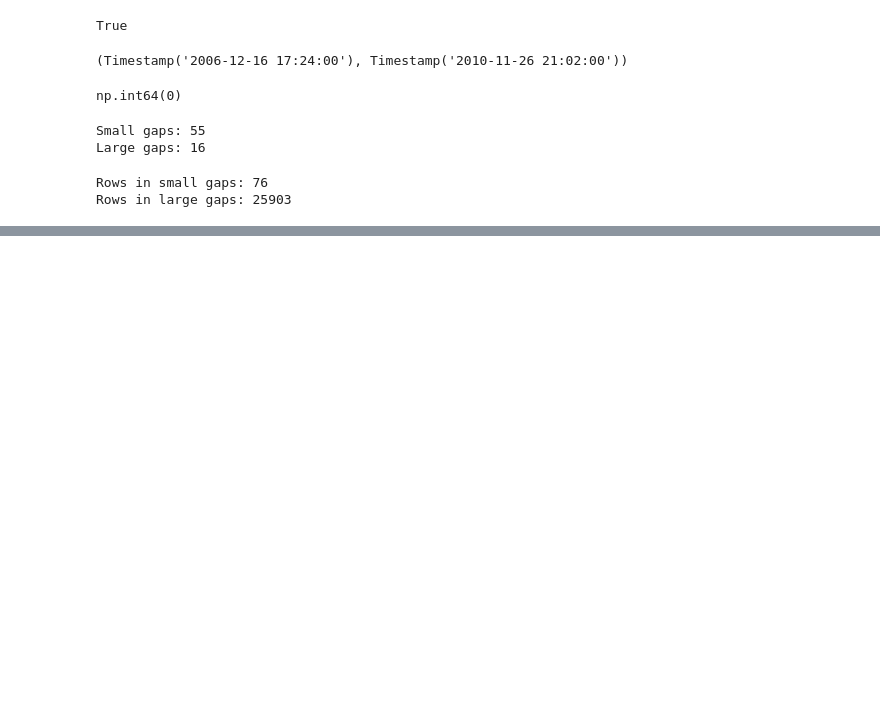
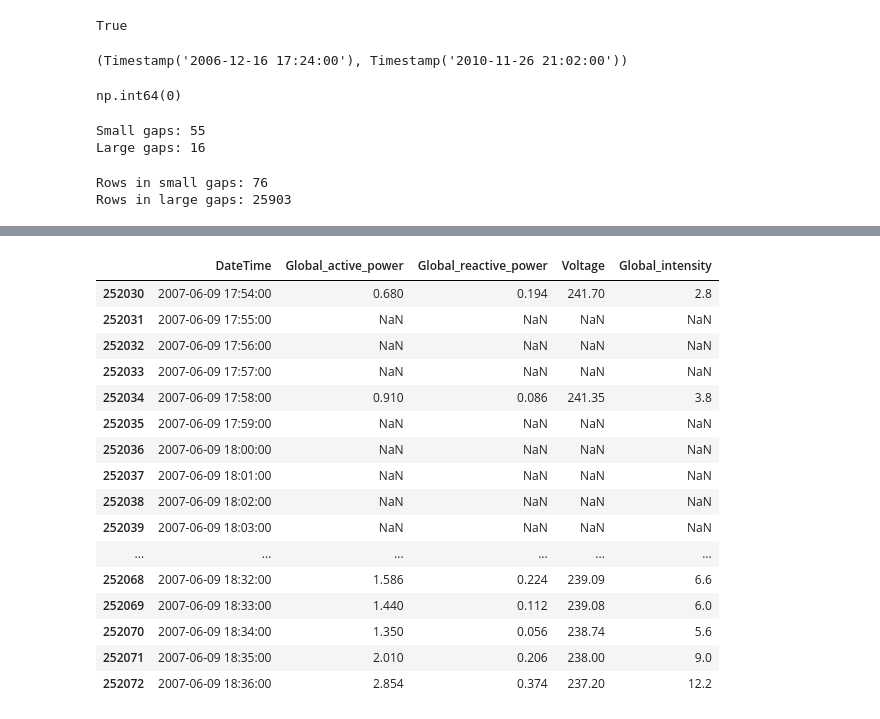
Before and after one commit to bhavyarattan21/smart-energy-forecasting, a Jupyter notebook: notebooks/01_data_understanding.ipynb, the cells around one changed output, grey strips where cells are left out. Cells and saved outputs as stored; diff of their text form; code cells hidden in the pictures; blank space fills up the shorter version.

```diff
--- a/notebooks/01_data_understanding.ipynb
+++ b/notebooks/01_data_understanding.ipynb
@@ -424,0 +492,2 @@ Rows in large gaps: 25903
+# %%
+df_clean = df.copy()
@@ -424,0 +498,6 @@ Rows in large gaps: 25903
+# %%
+medium_gap = gap_summary[
+    gap_summary["gap_category"] == "Medium"
+].iloc[0]
+
+medium_gap
@@ -424,0 +512,32 @@ Rows in large gaps: 25903
+# %%
+start = medium_gap["start_index"]
+end = medium_gap["end_index"]
+
+df_clean.loc[
+    start - 5 : end + 5,
+    [
+        "DateTime",
+        "Global_active_power",
+        "Global_reactive_power",
+        "Voltage",
+        "Global_intensity"
+    ]
+]
+# %% [output]
+|  | DateTime | Global_active_power | Global_reactive_power | Voltage | Global_intensity |
+| 252030 | 2007-06-09 17:54:00 | 0.680 | 0.194 | 241.70 | 2.8 |
+| 252031 | 2007-06-09 17:55:00 | NaN | NaN | NaN | NaN |
+| 252032 | 2007-06-09 17:56:00 | NaN | NaN | NaN | NaN |
+| 252033 | 2007-06-09 17:57:00 | NaN | NaN | NaN | NaN |
+| 252034 | 2007-06-09 17:58:00 | 0.910 | 0.086 | 241.35 | 3.8 |
+| 252035 | 2007-06-09 17:59:00 | NaN | NaN | NaN | NaN |
+| 252036 | 2007-06-09 18:00:00 | NaN | NaN | NaN | NaN |
+| 252037 | 2007-06-09 18:01:00 | NaN | NaN | NaN | NaN |
+| 252038 | 2007-06-09 18:02:00 | NaN | NaN | NaN | NaN |
+| 252039 | 2007-06-09 18:03:00 | NaN | NaN | NaN | NaN |
+| ... | ... | ... | ... | ... | ... |
+| 252068 | 2007-06-09 18:32:00 | 1.586 | 0.224 | 239.09 | 6.6 |
+| 252069 | 2007-06-09 18:33:00 | 1.440 | 0.112 | 239.08 | 6.0 |
+| 252070 | 2007-06-09 18:34:00 | 1.350 | 0.056 | 238.74 | 5.6 |
+| 252071 | 2007-06-09 18:35:00 | 2.010 | 0.206 | 238.00 | 9.0 |
+| 252072 | 2007-06-09 18:36:00 | 2.854 | 0.374 | 237.20 | 12.2 |
```
Also changed, not shown: parts of 13 cells of this notebook.
